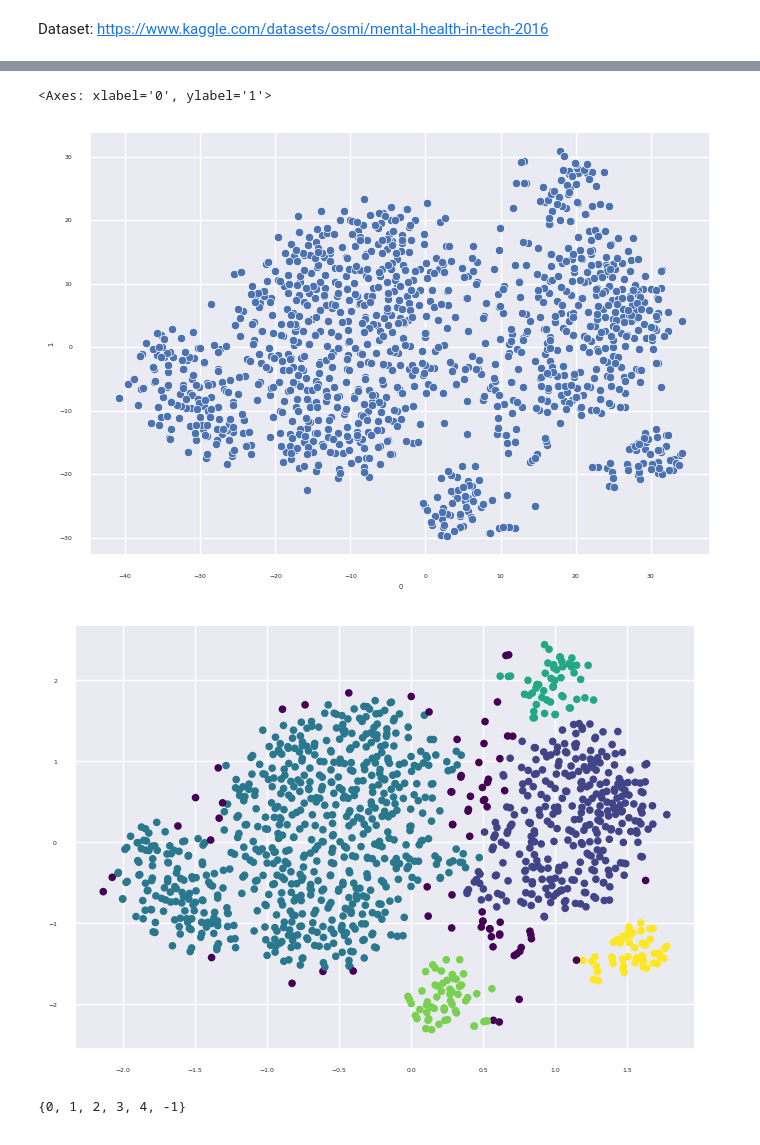
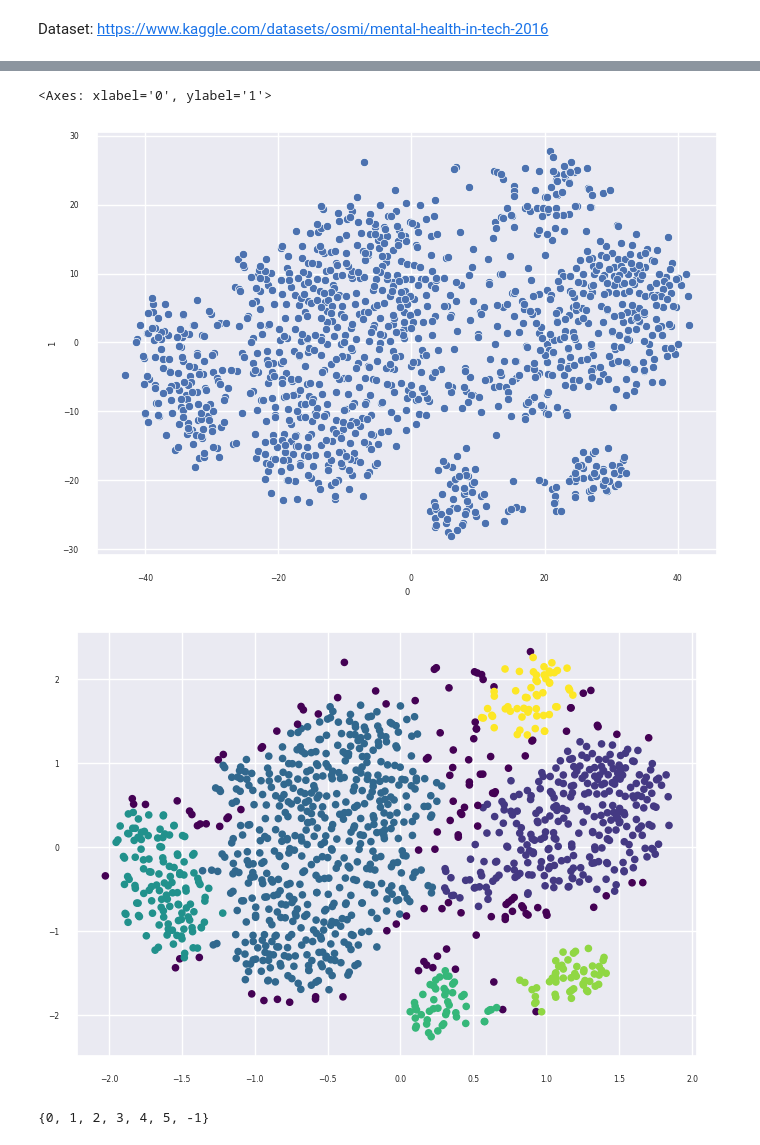
Before and after one commit to kasvoy/KaggleLearning, a Jupyter notebook: mental_health/mental_health.ipynb, the cells around one changed output, grey strips where cells are left out. Drawn from its saved outputs; the diff is of its cells as text; code cells hidden in the pictures.

```diff
--- a/mental_health/mental_health.ipynb
+++ b/mental_health/mental_health.ipynb
@@ -121,9 +121,9 @@ def has_tech_role(row):
 
     for role in tech_roles:
         if role in row['work_position']:
-            return 1
+            return 'Yes'
 
-    return 0
+    return 'No'
 
 df['has_tech_role'] = df.apply(lambda row: has_tech_role(row), axis=1)
 df.drop('role_is_IT', axis='columns', inplace=True)
@@ -225,6 +225,11 @@ df['thinks_coworkers_wouldviewthem_neg_if_mh'].replace({'No, they do not': "No,
 df['howwilling_share_mh_with_friendsfamily'].replace({'Somewhat open': 'Open', 'Very open': 'Open', 'Somewhat not open': 'Not open', 'Not open at all': 'Not open'}, inplace=True)
 df['mh_interferes_w/work_ineffective_trt'].replace({'Never': 'Rarely'}, inplace=True)
 df['observed_badly_handled_response_to_mh_inworkplace'].replace({'Yes, I observed': 'Yes, I observed or experienced', 'Yes, I experienced': 'Yes, I observed or experienced'}, inplace=True)
+# %%
+df['is_tech_org'].replace({0.0: 'No', 1.0: 'Yes'}, inplace=True)
+df['is_self_employed'].replace({0: 'No', 1: 'Yes'}, inplace=True)
+df['has_prev_employers'].replace({0: 'No', 1: 'Yes'}, inplace=True)
+df['sought_treatment'].replace({0: 'No', 1: 'Yes'}, inplace=True)
 # %%
 scaled_age = StandardScaler().fit_transform(df['age'].array.reshape(-1,1))
 
@@ -248,6 +253,6 @@ df
 1219 rows × 43 columns
 # %%
-encoded = pd.get_dummies(df, columns=to_encode, dtype=float, drop_first=True)
+encoded = pd.get_dummies(df, dtype=float, drop_first=True)
 # %%
 
 
@@ -314,22 +302,22 @@ tsne_df = pd.DataFrame(TSNE(n_components=2, metric='jaccard', perplexity=35, ran
 sns.scatterplot(x = tsne_df[0], y = tsne_df[1])
 # %% [output]
 <Axes: xlabel='0', ylabel='1'>
-[figure, old version]
+[figure, new version]
 # %%
 from sklearn.cluster import DBSCAN
 
 scaler = StandardScaler()
 
 scaled_tsne = scaler.fit_transform(tsne_df)
-dbscan = DBSCAN(eps = 0.24, min_samples=20)
+dbscan = DBSCAN(eps = 0.23, min_samples=20)
 dblabels = dbscan.fit_predict(scaled_tsne)
 
 plt.scatter(scaled_tsne[:, 0], scaled_tsne[:, 1], c = dblabels, cmap='viridis', s = 20)
 plt.show()
 print(set(dblabels))
 # %% [output]
-[figure, old version]
+[figure, new version]
-{0, 1, 2, 3, 4, -1}
+{0, 1, 2, 3, 4, 5, -1}
 # %%
 from prince import MCA
 
```
Also changed, not shown: parts of 11 cells of this notebook, 1 other file.
